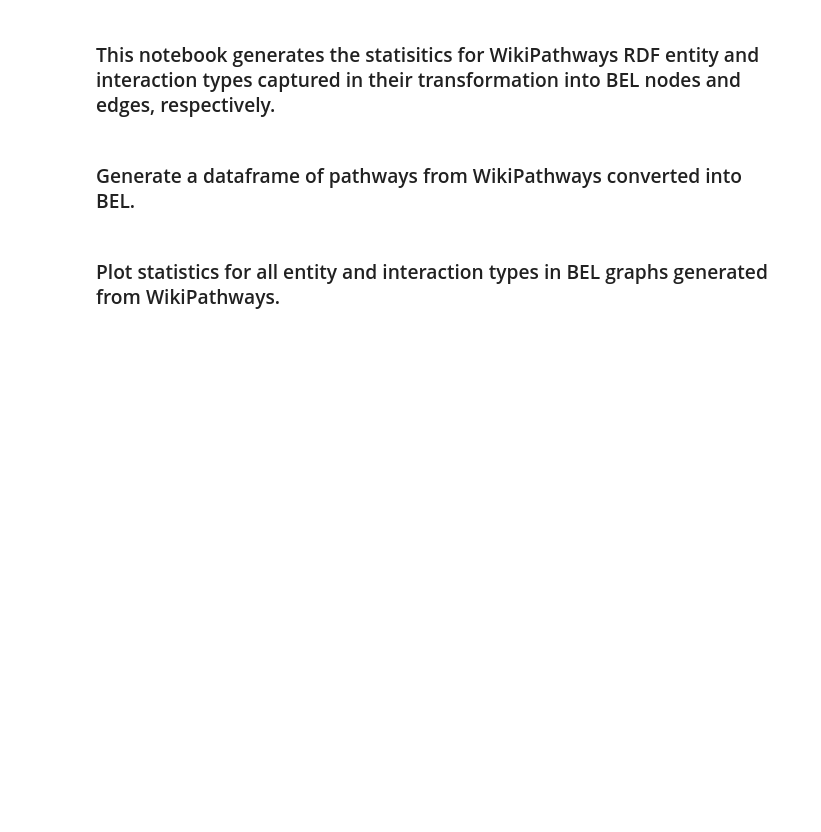
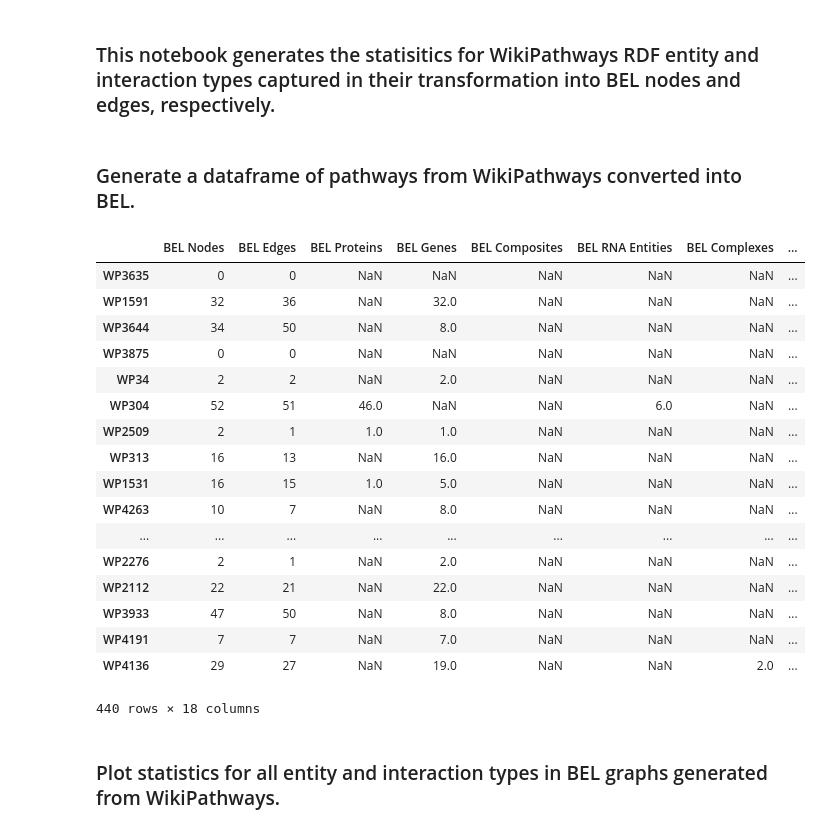
Before and after one commit to PathwayMerger/PathMe-Resources, a Jupyter notebook: notebooks/wikipathways/wikipathways_to_bel_statistics.ipynb, the cells around one changed output. Drawn from its saved outputs; the diff is of its cells as text; code cells hidden in the pictures; blank space fills up the shorter version.

Commit message:
update wp stats

```diff
--- a/notebooks/wikipathways/wikipathways_to_bel_statistics.ipynb
+++ b/notebooks/wikipathways/wikipathways_to_bel_statistics.ipynb
@@ -47,34 +4,0 @@ def get_bel_types(path, hgnc_manager):
-# %%
-def get_bel_stats(path, hgnc_manager):
-    """Get all BEL node and edge type statistics.
-
-    :param str path: path to pickles
-    :param bio2bel_hgnc.Manager hgnc_manager: HGNC manager
-
-    :return: count of all nodes and edges in BEL graph
-    :rtype: dict
-    """
-    df = pd.DataFrame()
-
-    for file in pickles:
-        pathway_names = []
-        pathway_names.append(file.strip('.pickle'))
-
-        bel_statistics_dict = get_bel_types(file, hgnc_manager)
-
-        all_kegg_statistics = {
-            WIKIPATHWAYS_STATS_COLUMN_NAMES[key]: value
-            for key, value in bel_statistics_dict.items()
-        }
-
-        # Add pathway statistic rows to DataFrame
-        pathway_data = pd.DataFrame(
-            all_kegg_statistics,
-            index=pathway_names,
-            columns=WIKIPATHWAYS_STATS_COLUMN_NAMES.values(),
-            dtype=int
-        )
-
-        df = df.append(pathway_data)
-
-    return df
@@ -81,7 +8,28 @@ def get_bel_stats(path, hgnc_manager):
 # %% [markdown]
 ### Generate a dataframe of pathways from WikiPathways converted into BEL.
 # %%
-wikipathways_to_bel_statistics = get_bel_stats(pickles, hgnc_manager)
+wikipathways_to_bel_statistics = get_bel_stats(WIKIPATHWAYS_BEL)
+# %%
+wikipathways_to_bel_statistics
+# %% [output]
+|  | BEL Nodes | BEL Edges | BEL Proteins | BEL Genes | BEL Composites | BEL RNA Entities | BEL Complexes | ... |
+| WP3635 | 0 | 0 | NaN | NaN | NaN | NaN | NaN | ... |
+| WP1591 | 32 | 36 | NaN | 32.0 | NaN | NaN | NaN | ... |
+| WP3644 | 34 | 50 | NaN | 8.0 | NaN | NaN | NaN | ... |
+| WP3875 | 0 | 0 | NaN | NaN | NaN | NaN | NaN | ... |
+| WP34 | 2 | 2 | NaN | 2.0 | NaN | NaN | NaN | ... |
+| WP304 | 52 | 51 | 46.0 | NaN | NaN | 6.0 | NaN | ... |
+| WP2509 | 2 | 1 | 1.0 | 1.0 | NaN | NaN | NaN | ... |
+| WP313 | 16 | 13 | NaN | 16.0 | NaN | NaN | NaN | ... |
+| WP1531 | 16 | 15 | 1.0 | 5.0 | NaN | NaN | NaN | ... |
+| WP4263 | 10 | 7 | NaN | 8.0 | NaN | NaN | NaN | ... |
+| ... | ... | ... | ... | ... | ... | ... | ... | ... |
+| WP2276 | 2 | 1 | NaN | 2.0 | NaN | NaN | NaN | ... |
+| WP2112 | 22 | 21 | NaN | 22.0 | NaN | NaN | NaN | ... |
+| WP3933 | 47 | 50 | NaN | 8.0 | NaN | NaN | NaN | ... |
+| WP4191 | 7 | 7 | NaN | 7.0 | NaN | NaN | NaN | ... |
+| WP4136 | 29 | 27 | NaN | 19.0 | NaN | NaN | 2.0 | ... |
+440 rows × 18 columns
 # %% [markdown]
 ### Plot statistics for all entity and interaction types in BEL graphs generated from WikiPathways.
 # %%
```
Also changed, not shown: parts of 5 cells of this notebook.
